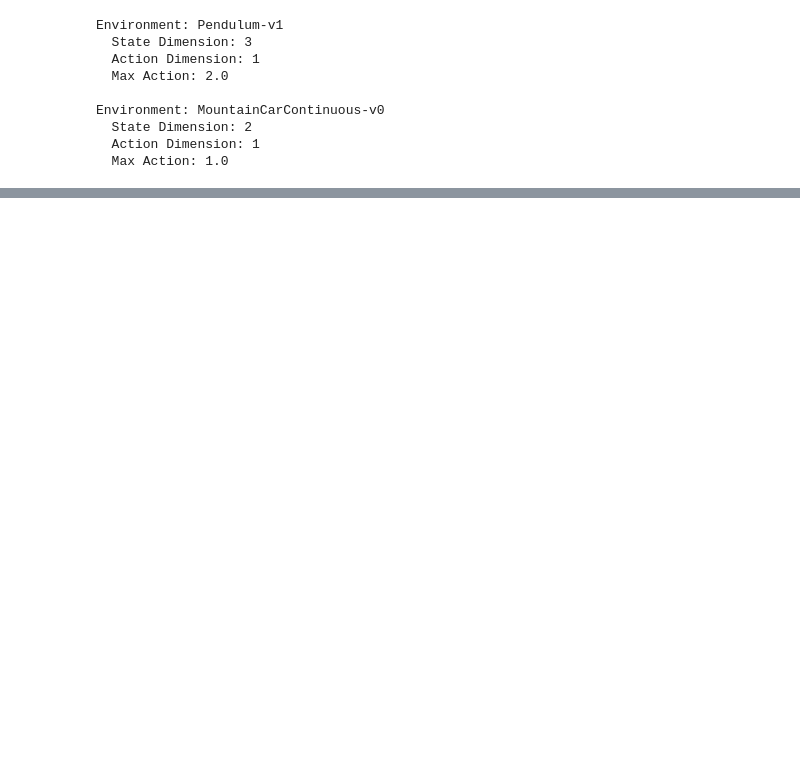
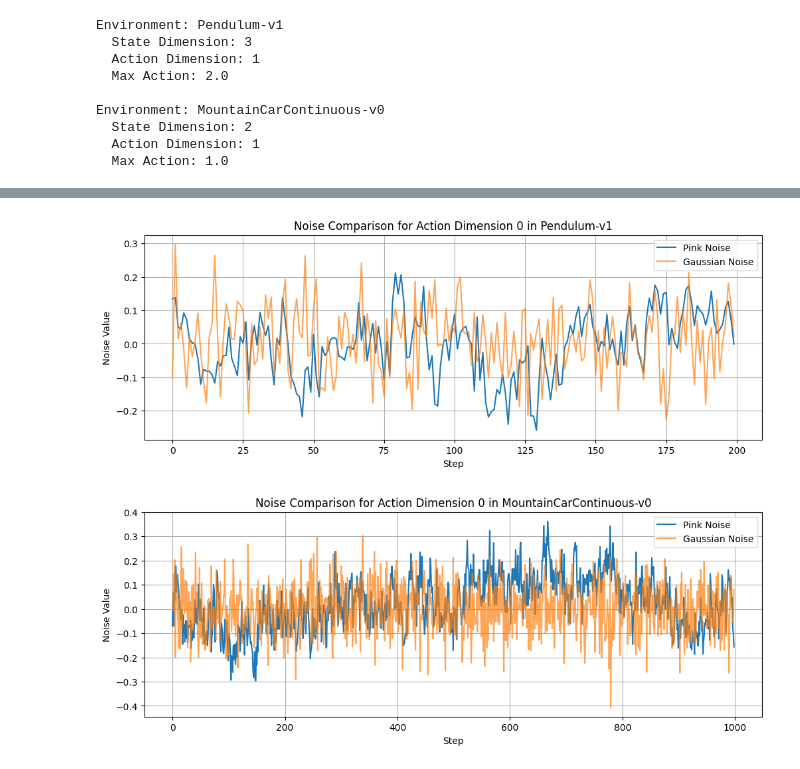
Before and after one commit to KarahanS/RL-Hockey, a Jupyter notebook: TD3/test.ipynb, the cells around one changed output, grey strips where cells are left out. Cells and saved outputs as stored; diff of their text form; code cells hidden in the pictures; blank space fills up the shorter version.

Commit message:
Partial pink noise and layer norm implementation

```diff
--- a/TD3/test.ipynb
+++ b/TD3/test.ipynb
@@ -99,6 +110,8 @@ agents = {}
 replay_buffers = {}
 # %%
 # Initialize TD3 agents and Replay Buffers for each environment
+noise_generators = {}
+
 for env_name, details in env_details.items():
     state_dim = details["state_dim"]
     action_dim = details["action_dim"]
@@ -113,7 +126,9 @@ for env_name, details in env_details.items():
         tau=training_params["tau"],
         policy_noise=training_params["policy_noise"],
         noise_clip=training_params["noise_clip"],
-        policy_freq=training_params["policy_freq"]
+        policy_freq=training_params["policy_freq"],
+        use_layer_norm=training_settings["use_layer_norm"],
+        ln_eps=training_settings["ln_eps"]
     )
 
     agents[env_name] = agent
@@ -122,5 +137,18 @@ for env_name, details in env_details.items():
     replay_buffer = ReplayBuffer(state_dim, action_dim, max_size=int(1e6))
     replay_buffers[env_name] = replay_buffer
 
+    if training_settings["expl_noise_type"] == "pink":
+        max_steps = details["env"].spec.max_episode_steps
+        noise_gen = PinkNoise(
+            action_dim=details["action_dim"],
+            max_steps=max_steps,
+            exponent=training_settings["pink_noise_params"]["exponent"],
+            fmin=training_settings["pink_noise_params"]["fmin"]
+        )
+        noise_generators[env_name] = noise_gen
+        print(f"Initialized PinkNoise for {env_name} with exponent={training_settings['pink_noise_params']['exponent']} and fmin={training_settings['pink_noise_params']['fmin']}")
+    else:
+        noise_generators[env_name] = None  # No noise generator needed for Gaussian
+
     print(f"Initialized TD3 agent and Replay Buffer for {env_name}")
 # %% [output]
@@ -347,3 +388,44 @@ Evaluation over 10 episodes: Rewards: [-123.61205428094024, -132.9975103364423,
+# %%
+# Example: Plotting pink noise vs Gaussian noise for a single episode
+
+import matplotlib.pyplot as plt
+
+def plot_noise_comparison(env_name, noise_gen, training_settings):
+    max_steps = env_details[env_name]["env"].spec.max_episode_steps
+    action_dim = env_details[env_name]["action_dim"]
+
+    # Reset noise generator
+    noise_gen.reset()
+
+    # Generate noise sequence
+    pink_noise_sequence = []
+    for _ in range(max_steps):
+        pink_noise = noise_gen.get_noise() * training_settings["expl_noise"]
+        pink_noise_sequence.append(pink_noise)
+    pink_noise_sequence = np.array(pink_noise_sequence)
+
+    # Generate Gaussian noise
+    gaussian_noise_sequence = np.random.normal(0, training_settings["expl_noise"], size=(max_steps, action_dim))
+
+    # Plot for each action dimension
+    for dim in range(action_dim):
+        plt.figure(figsize=(12, 4))
+        plt.plot(pink_noise_sequence[:, dim], label='Pink Noise')
+        plt.plot(gaussian_noise_sequence[:, dim], label='Gaussian Noise', alpha=0.7)
+        plt.title(f'Noise Comparison for Action Dimension {dim} in {env_name}')
+        plt.xlabel('Step')
+        plt.ylabel('Noise Value')
+        plt.legend()
+        plt.grid(True)
+        plt.show()
+
+# Example usage after training
+for env_name, noise_gen in noise_generators.items():
+    if training_settings["expl_noise_type"] == "pink" and noise_gen is not None:
+        plot_noise_comparison(env_name, noise_gen, training_settings)
+# %% [output]
+[figure, added]
+[figure, added]
 # %%
 # Plotting individual episode rewards for each environment
 for env_name, rewards in evaluation_results.items():
```
Also changed, not shown: parts of 10 cells of this notebook, 4 other files.
